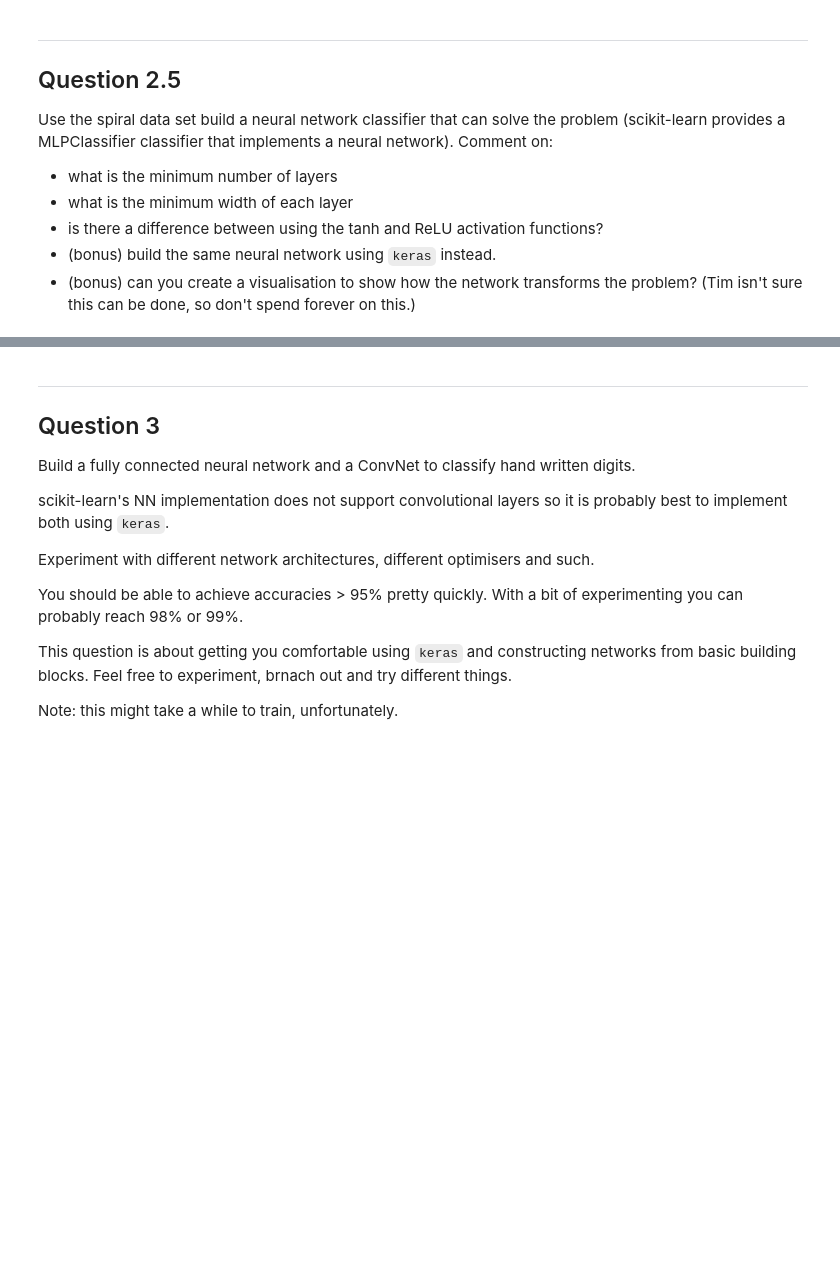
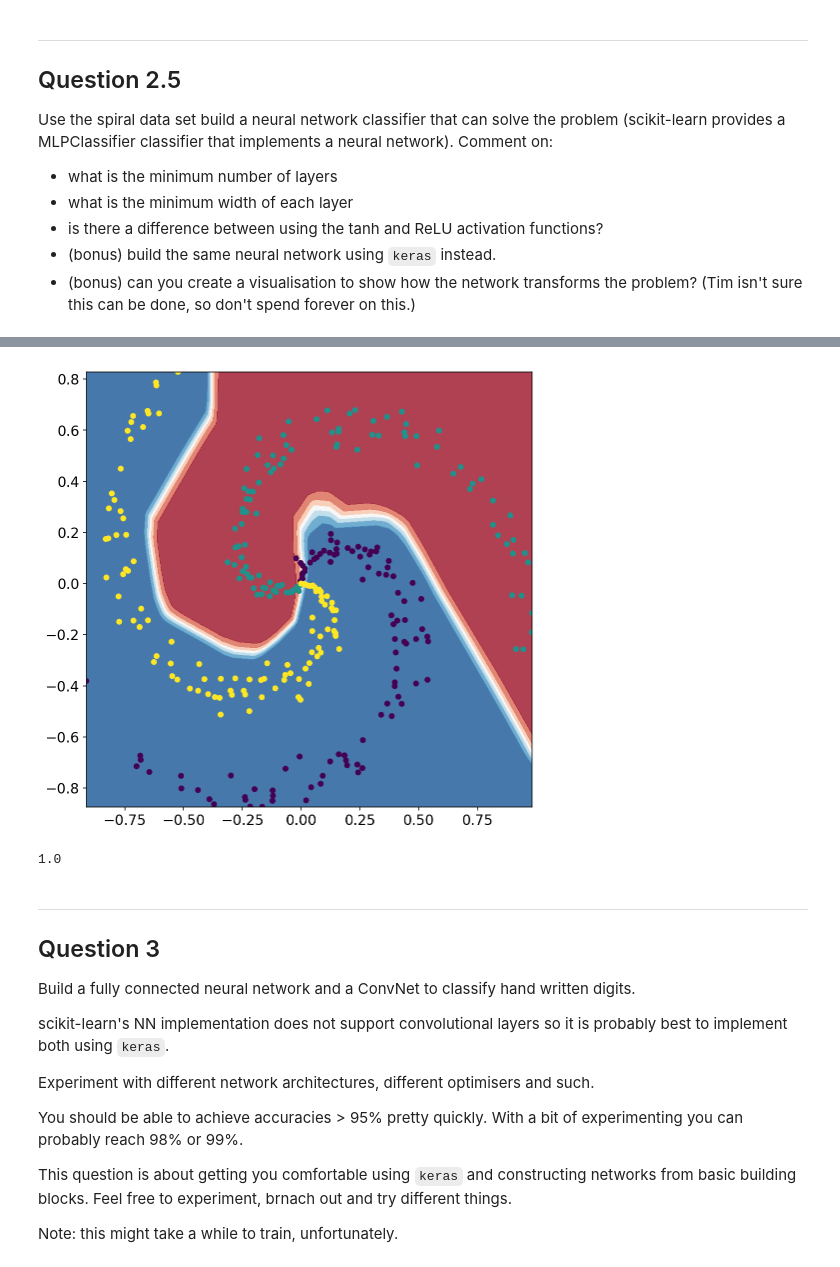
Before and after one commit to cemalper2/advanced_computing, a Jupyter notebook: 03-neural-networks/exercise.ipynb, the cells around one changed output, grey strips where cells are left out. Saved outputs shown, nothing was run; the diff lists cells and outputs as text; code cells hidden in the pictures; blank space fills up the shorter version.

```diff
--- a/03-neural-networks/exercise.ipynb
+++ b/03-neural-networks/exercise.ipynb
@@ -199,0 +198,16 @@ def make_spiral():
+# %%
+# your answer
+from sklearn.neural_network import MLPClassifier
+from sklearn.model_selection import train_test_split
+from sklearn.datasets import make_circles
+from sklearn.preprocessing import PolynomialFeatures
+from sklearn.pipeline import Pipeline
+from utils import plot_surface
+
+X,y = make_spiral()
+X_train, X_test, y_train, y_test = train_test_split(X, y, test_size=0.1, random_state=42)
+clf = MLPClassifier(activation='relu',hidden_layer_sizes=(100,20), verbose = True,learning_rate = 'adaptive', learning_rate_init = 0.1)
+clf.fit(X_train,y_train)
+plot_surface(clf,X,y)
+clf.score(X_test,y_test)
+# %% [output]
@@ -200,3 +231,5 @@ def make_spiral():
+[figure, added]
+1.0
 # %% [markdown]
 ---
 
```
Also changed, not shown: parts of 2 cells of this notebook.
